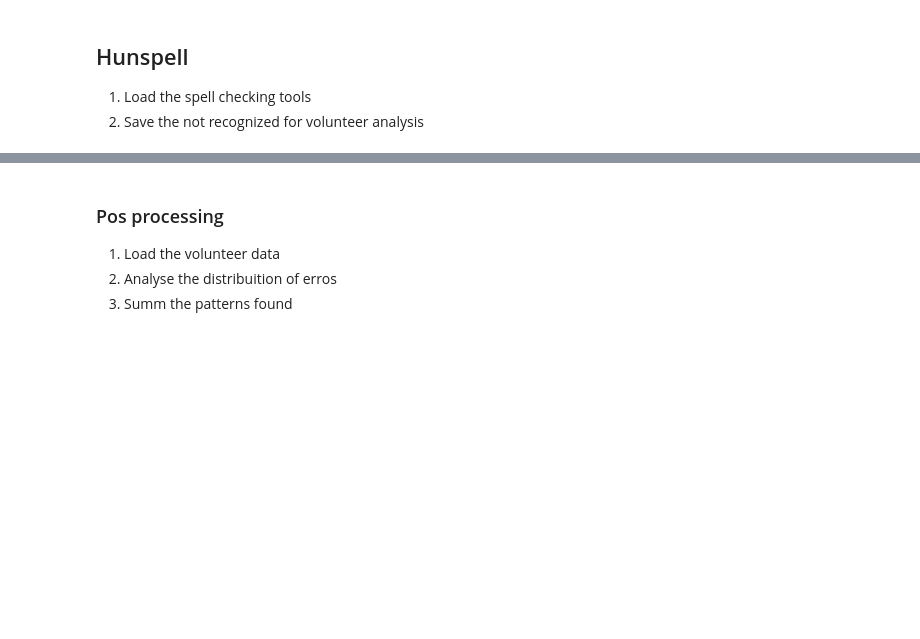
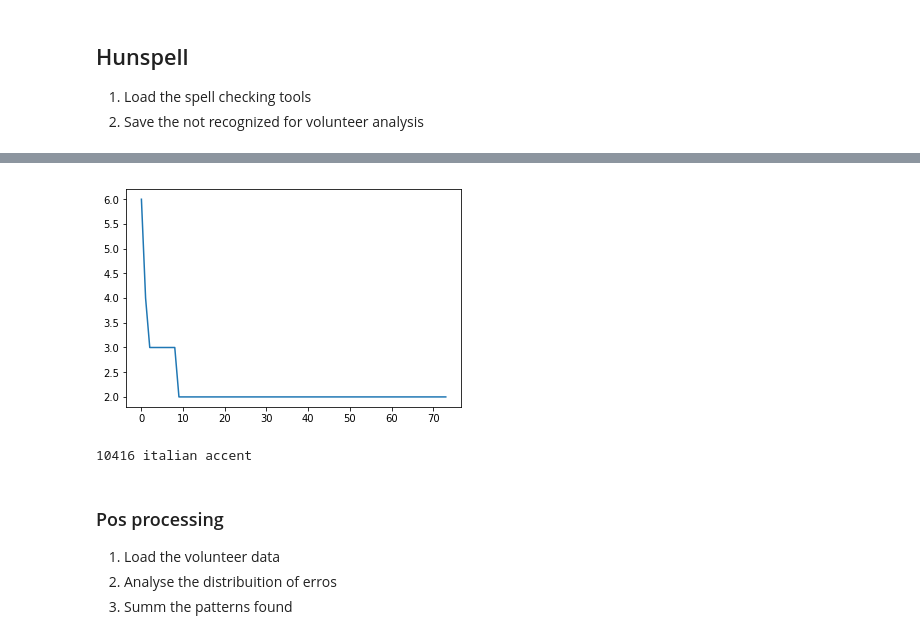
Before and after one commit to rvitorgomes/tripadvisor-crawler, a Jupyter notebook: tcc/notebooks/data_exploration_v1.ipynb, the cells around one changed output, grey strips where cells are left out. Saved outputs shown, nothing was run; the diff lists cells and outputs as text; code cells hidden in the pictures; blank space fills up the shorter version.

```diff
--- a/tcc/notebooks/data_exploration_v1.ipynb
+++ b/tcc/notebooks/data_exploration_v1.ipynb
@@ -90,3 +181,13 @@ def histogram(list):
+# %%
+def plotHistogram(data):
+    h = histogram(X)
+    h = sorted(h.items(), key=lambda x: x[1], reverse=True)
+    h = map(lambda x: x[1], h)
+    # remove the words that appears only once
+    h = filter(lambda x: x > 1, h)
+
+    plt.plot(list(h))
+    plt.show()
 # %% [markdown]
 ## Hunspell  ##
 1. Load the spell checking tools
@@ -246,3 +224,12 @@ list(it_not_recognized)
+# %%
+X = data_it['text']
+plotHistogram(X)
+
+print(len(X), 'italian accent')
+#print(X[:1000])
+# %% [output]
+[figure, added]
+10416 italian accent
 # %% [markdown]
 ### Pos processing ###
 1. Load the volunteer data
```
Also changed, not shown: parts of 22 cells of this notebook, 14 other files.
